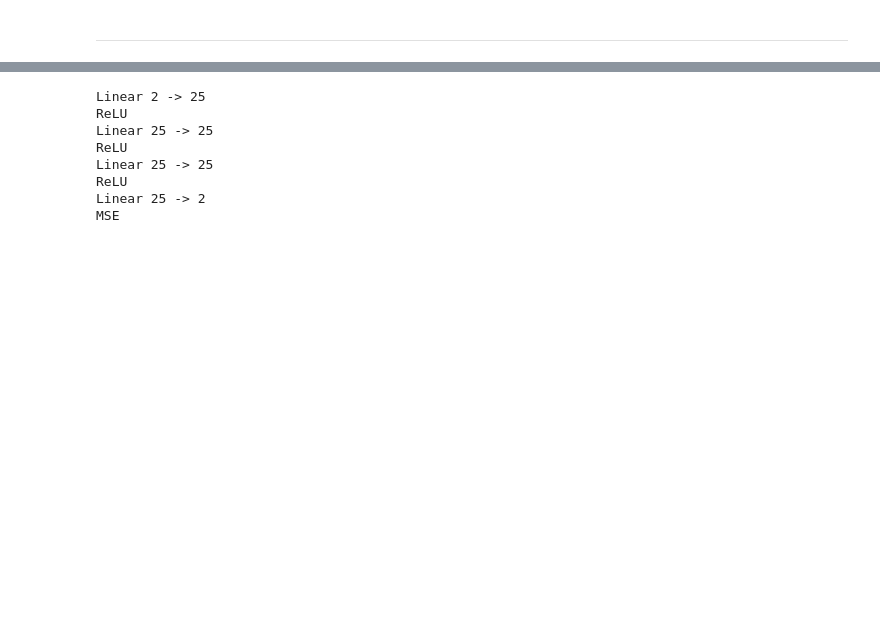
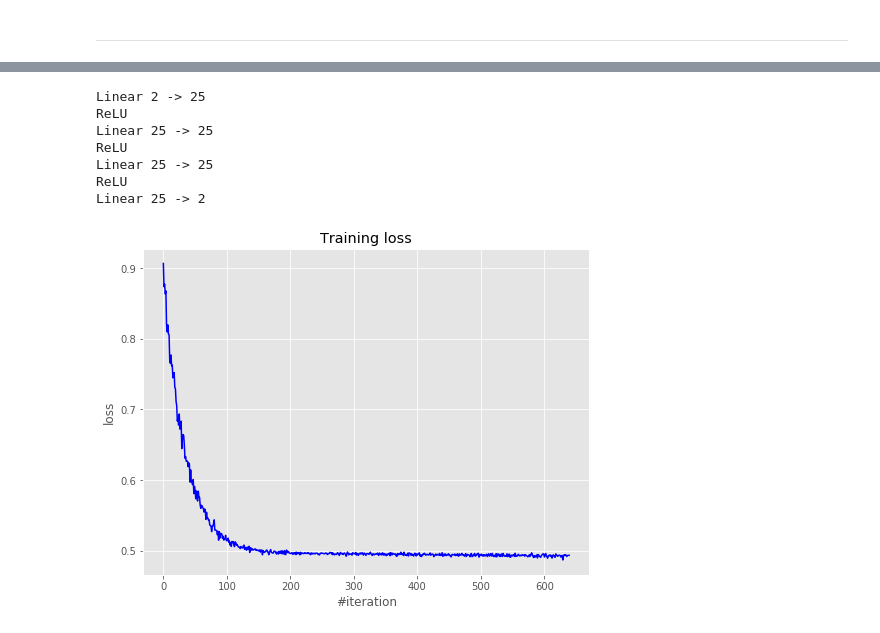
Before and after one commit to Davit98/Mini-Deep-Learning-Framework, a Jupyter notebook: Mini DL Framework.ipynb, the cells around one changed output, grey strips where cells are left out. Saved outputs shown, nothing was run; the diff lists cells and outputs as text; code cells hidden in the pictures; blank space fills up the shorter version.

```diff
--- a/Mini DL Framework.ipynb
+++ b/Mini DL Framework.ipynb
@@ -334,4 +364,6 @@ plt.show()
 # %%
+net_loss = MSE()
+
 net = Sequential()
 net.add(DenseLayer(2, 25))
 net.add(ReLU())
@@ -340,7 +372,6 @@ net.add(ReLU())
 net.add(DenseLayer(25, 25))
 net.add(ReLU())
 net.add(DenseLayer(25, 2))
-net.add(MSE())
 
 print(net)
 # %% [output]
@@ -351,4 +382,3 @@ ReLU
 Linear 25 -> 25
 ReLU
 Linear 25 -> 2
-MSE
@@ -354,0 +398,52 @@ MSE
+# %%
+def get_batches(X, Y, batch_size):
+    n_samples = X.shape[0]
+
+    # shuffle
+    indices = torch.randperm(n_samples)
+
+    for start in range(0, n_samples, batch_size):
+        end = min(start + batch_size, n_samples)
+
+        batch_idx = indices[start:end]
+
+        yield X[batch_idx], Y[batch_idx]
+# %%
+optimizer_config = {'learning_rate' : 0.005}
+n_epoch = 40
+batch_size = 64
+# %%
+loss_history = []
+
+for i in range(n_epoch):
+    for x_batch, y_batch in get_batches(X_train, Y_train, batch_size):
+        net.zero_grad_params()
+
+        # Forward
+        pred = net.forward(x_batch)
+        loss = net_loss.forward(pred, y_batch)
+
+        # Backward
+        lg = net_loss.backward(pred, y_batch)
+        net.backward(x_batch, lg)
+
+        # Update weights
+        sgd(net.get_params(),
+            net.get_grad_params(),
+            optimizer_config)
+
+        loss_history.append(loss)
+
+    # Visualize
+    display.clear_output(wait=True)
+    plt.figure(figsize=(8, 6))
+
+    plt.title("Training loss")
+    plt.xlabel("#iteration")
+    plt.ylabel("loss")
+    plt.plot(loss_history, 'b')
+    plt.show()
+
+    print('Current loss: %f' % loss)
+# %% [output]
+[figure, added]
```
Also changed, not shown: parts of 25 cells of this notebook.
